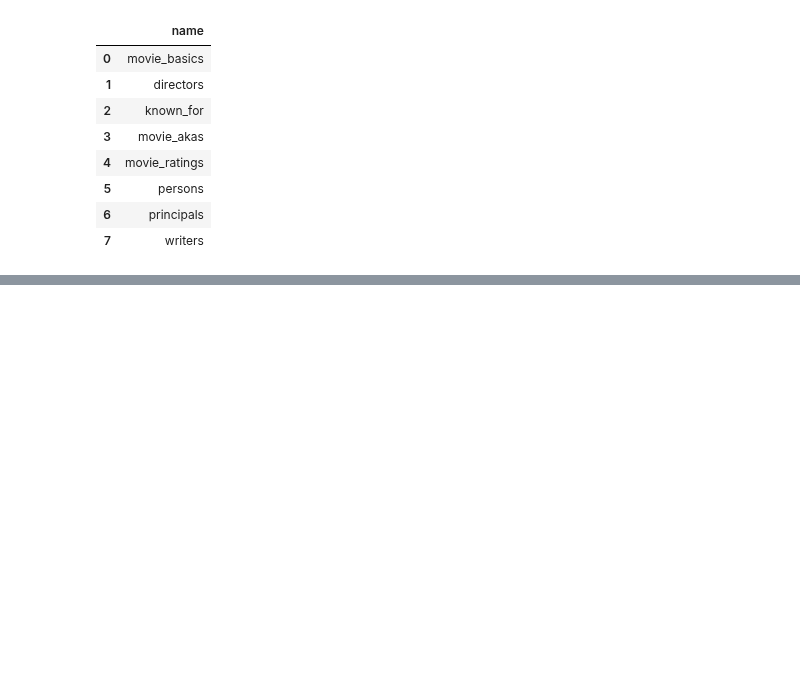
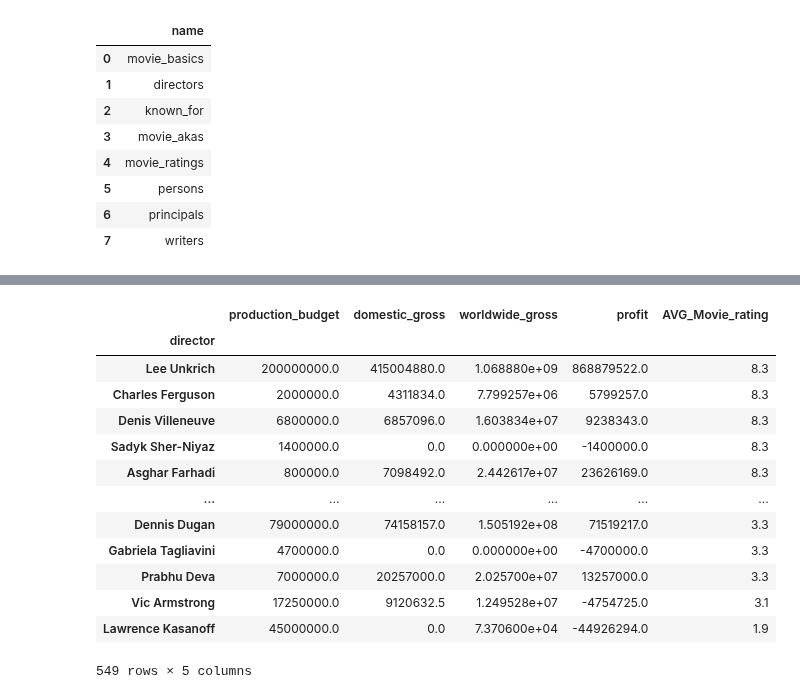
Before and after one commit to cLineman/CapStoneProject, a Jupyter notebook: ColtonLineman.ipynb, the cells around one changed output, grey strips where cells are left out. Saved outputs shown, nothing was run; the diff lists cells and outputs as text; code cells hidden in the pictures; blank space fills up the shorter version.

```diff
--- a/ColtonLineman.ipynb
+++ b/ColtonLineman.ipynb
@@ -601,0 +697,7 @@ pd.read_sql("""
+# %%
+movie_ratings = pd.read_sql("""
+    SELECT
+    *
+    FROM movie_ratings
+  ;
+""", conn)
@@ -601,0 +760,17 @@ pd.read_sql("""
+# %%
+budgetJoinDirector.groupby('director').mean().sort_values('AVG_Movie_rating', ascending = False)
+# %% [output]
+|  | production_budget | domestic_gross | worldwide_gross | profit | AVG_Movie_rating |
+| director |  |  |  |  |  |
+| Lee Unkrich | 200000000.0 | 415004880.0 | 1.068880e+09 | 868879522.0 | 8.3 |
+| Charles Ferguson | 2000000.0 | 4311834.0 | 7.799257e+06 | 5799257.0 | 8.3 |
+| Denis Villeneuve | 6800000.0 | 6857096.0 | 1.603834e+07 | 9238343.0 | 8.3 |
+| Sadyk Sher-Niyaz | 1400000.0 | 0.0 | 0.000000e+00 | -1400000.0 | 8.3 |
+| Asghar Farhadi | 800000.0 | 7098492.0 | 2.442617e+07 | 23626169.0 | 8.3 |
+| ... | ... | ... | ... | ... | ... |
+| Dennis Dugan | 79000000.0 | 74158157.0 | 1.505192e+08 | 71519217.0 | 3.3 |
+| Gabriela Tagliavini | 4700000.0 | 0.0 | 0.000000e+00 | -4700000.0 | 3.3 |
+| Prabhu Deva | 7000000.0 | 20257000.0 | 2.025700e+07 | 13257000.0 | 3.3 |
+| Vic Armstrong | 17250000.0 | 9120632.5 | 1.249528e+07 | -4754725.0 | 3.1 |
+| Lawrence Kasanoff | 45000000.0 | 0.0 | 7.370600e+04 | -44926294.0 | 1.9 |
+549 rows × 5 columns
```
Also changed, not shown: parts of 13 cells of this notebook.
